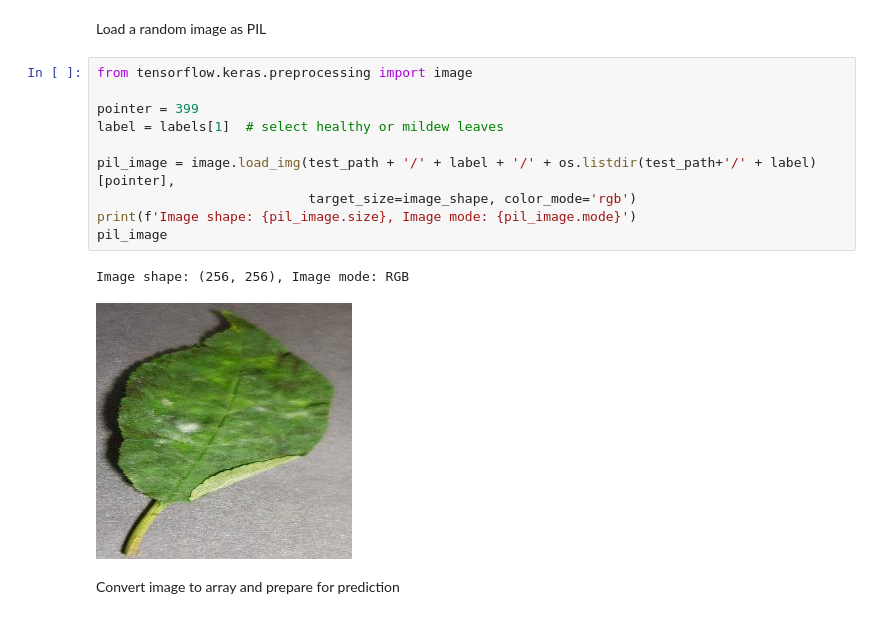
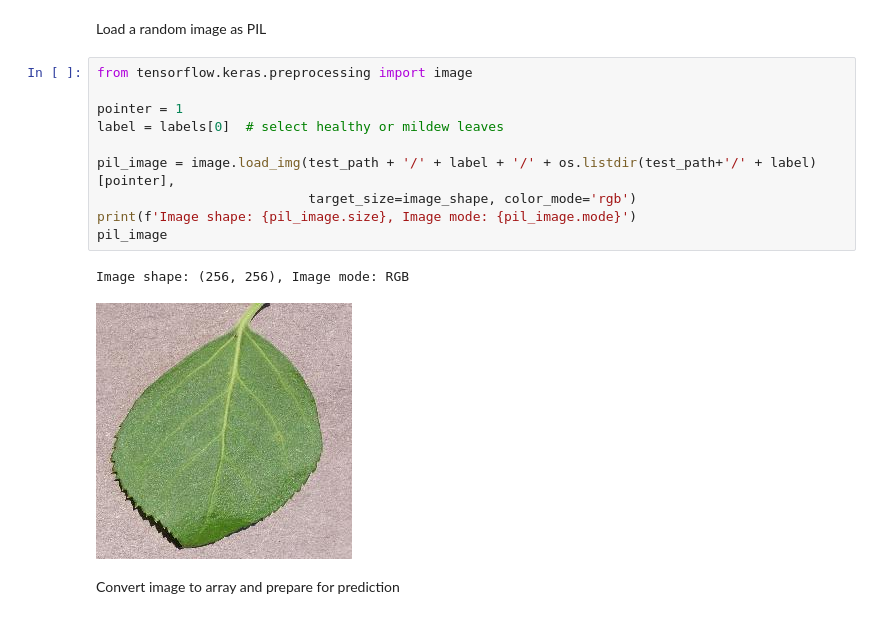
Before and after one commit to Code-Institute-Submissions/Fazel-Hosseinzadeh-PP5_Mildew-Detection-In-Cherry-Leaves, a Jupyter notebook: jupyter_notebooks/3_Modelling_and_Evaluation.ipynb, the cells around one changed output. Saved outputs shown, nothing was run; the diff lists cells and outputs as text.

```diff
--- a/jupyter_notebooks/3_Modelling_and_Evaluation.ipynb
+++ b/jupyter_notebooks/3_Modelling_and_Evaluation.ipynb
@@ -419,16 +420,16 @@ Load a random image as PIL
 # %%
 from tensorflow.keras.preprocessing import image
 
-pointer = 399
-label = labels[1]  # select healthy or mildew leaves
+pointer = 1
+label = labels[0]  # select healthy or mildew leaves
 
 pil_image = image.load_img(test_path + '/' + label + '/' + os.listdir(test_path+'/' + label)[pointer],
                            target_size=image_shape, color_mode='rgb')
 print(f'Image shape: {pil_image.size}, Image mode: {pil_image.mode}')
 pil_image
 # %% [output]
 Image shape: (256, 256), Image mode: RGB
-[figure, old version]
+[figure, new version]
 # %% [markdown]
 Convert image to array and prepare for prediction
 # %%
```
Also changed, not shown: parts of 7 cells of this notebook, 6 other files.
